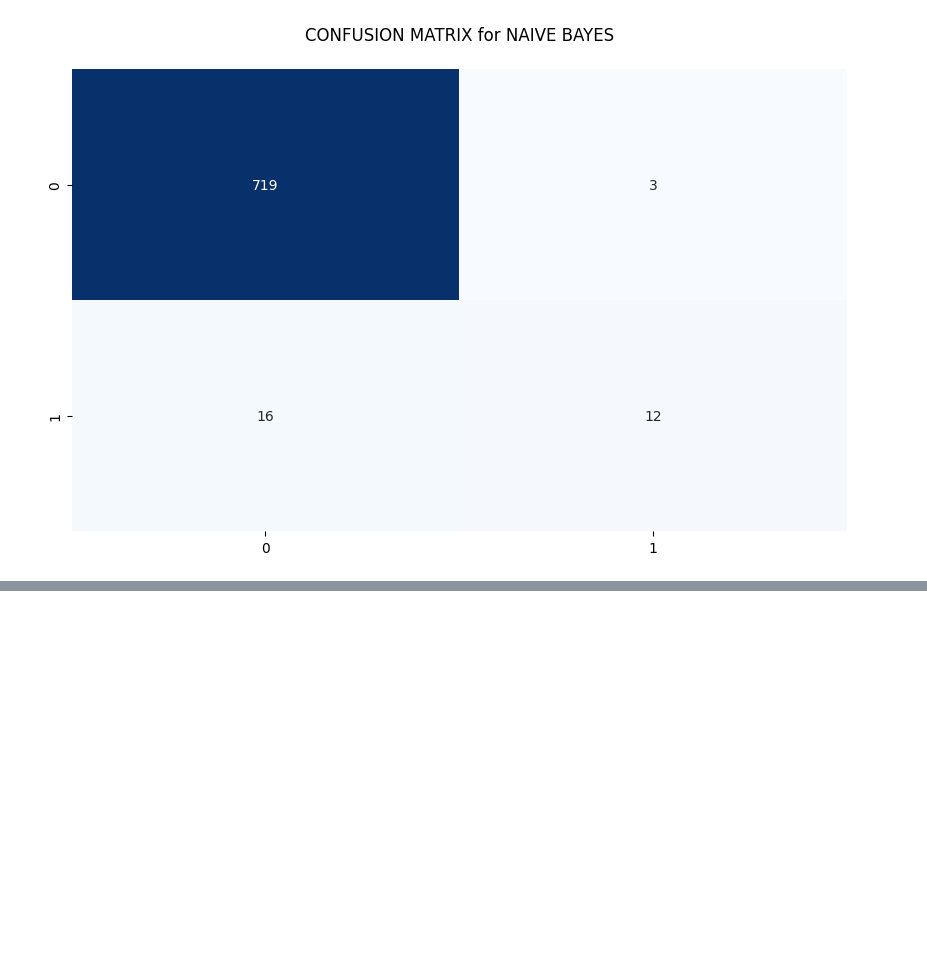
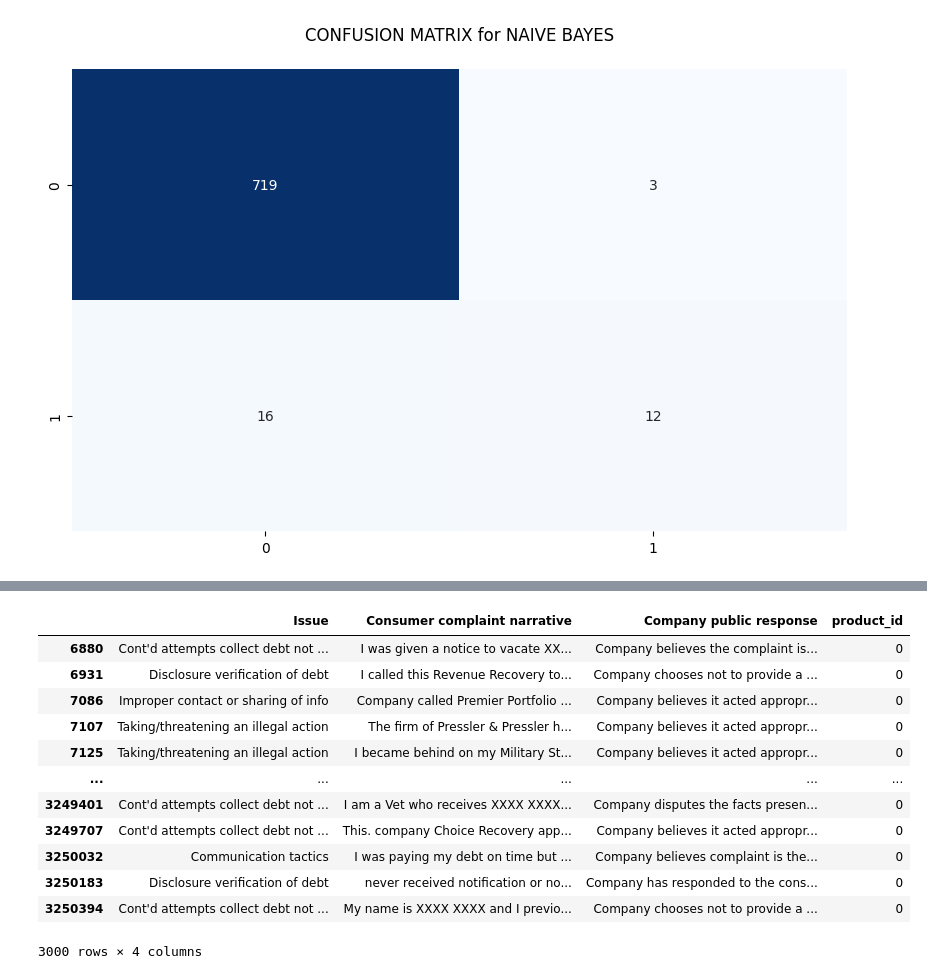
Before and after one commit to ret7020/MoscowMastersWorkflow, a Jupyter notebook: ComplaintWork/CD.ipynb, the cells around one changed output, grey strips where cells are left out. Drawn from its saved outputs; the diff is of its cells as text; code cells hidden in the pictures; blank space fills up the shorter version.

```diff
--- a/ComplaintWork/CD.ipynb
+++ b/ComplaintWork/CD.ipynb
@@ -958,0 +963,21 @@ y_pred_cb = clf_cb.predict(X_test)
+# %%
+# Catboost only classification
+from catboost import CatBoostClassifier, Pool
+
+complaints = pd.read_csv("./complaints/complaints.csv").dropna().head(3000)
+
+def fit_model(train_pool, test_pool, **kwargs):
+    model = CatBoostClassifier(
+        task_type='GPU',
+        iterations=1,
+        eval_metric='Accuracy',
+        od_type='Iter',
+        od_wait=500,
+        **kwargs
+    )
+    return model.fit(
+            train_pool,
+            eval_set=test_pool,
+            verbose=100,
+            plot=True,
+            use_best_model=True)
@@ -958,0 +993,22 @@ y_pred_cb = clf_cb.predict(X_test)
+# %%
+# Factorize
+complaints["product_id"] = complaints["Product"].factorize()[0]
+# %%
+# Drop trash
+complaints = complaints.drop(["Date received", "Sub-product", "Sub-issue", "Company", "State", "ZIP code", "Tags", "Consumer consent provided?", "Submitted via", "Date sent to company", "Company response to consumer", "Timely response?", "Consumer disputed?", "Complaint ID"], axis=1)
+# %%
+complaints
+# %% [output]
+|  | Issue | Consumer complaint narrative | Company public response | product_id |
+| 6880 | Cont'd attempts collect debt not ... | I was given a notice to vacate XX... | Company believes the complaint is... | 0 |
+| 6931 | Disclosure verification of debt | I called this Revenue Recovery to... | Company chooses not to provide a ... | 0 |
+| 7086 | Improper contact or sharing of info | Company called Premier Portfolio ... | Company believes it acted appropr... | 0 |
+| 7107 | Taking/threatening an illegal action | The firm of Pressler & Pressler h... | Company believes it acted appropr... | 0 |
+| 7125 | Taking/threatening an illegal action | I became behind on my Military St... | Company believes it acted appropr... | 0 |
+| ... | ... | ... | ... | ... |
+| 3249401 | Cont'd attempts collect debt not ... | I am a Vet who receives XXXX XXXX... | Company disputes the facts presen... | 0 |
+| 3249707 | Cont'd attempts collect debt not ... | This. company Choice Recovery app... | Company believes it acted appropr... | 0 |
+| 3250032 | Communication tactics | I was paying my debt on time but ... | Company believes complaint is the... | 0 |
+| 3250183 | Disclosure verification of debt | never received notification or no... | Company has responded to the cons... | 0 |
+| 3250394 | Cont'd attempts collect debt not ... | My name is XXXX XXXX and I previo... | Company chooses not to provide a ... | 0 |
+3000 rows × 4 columns
```
Also changed, not shown: parts of 11 cells of this notebook.
